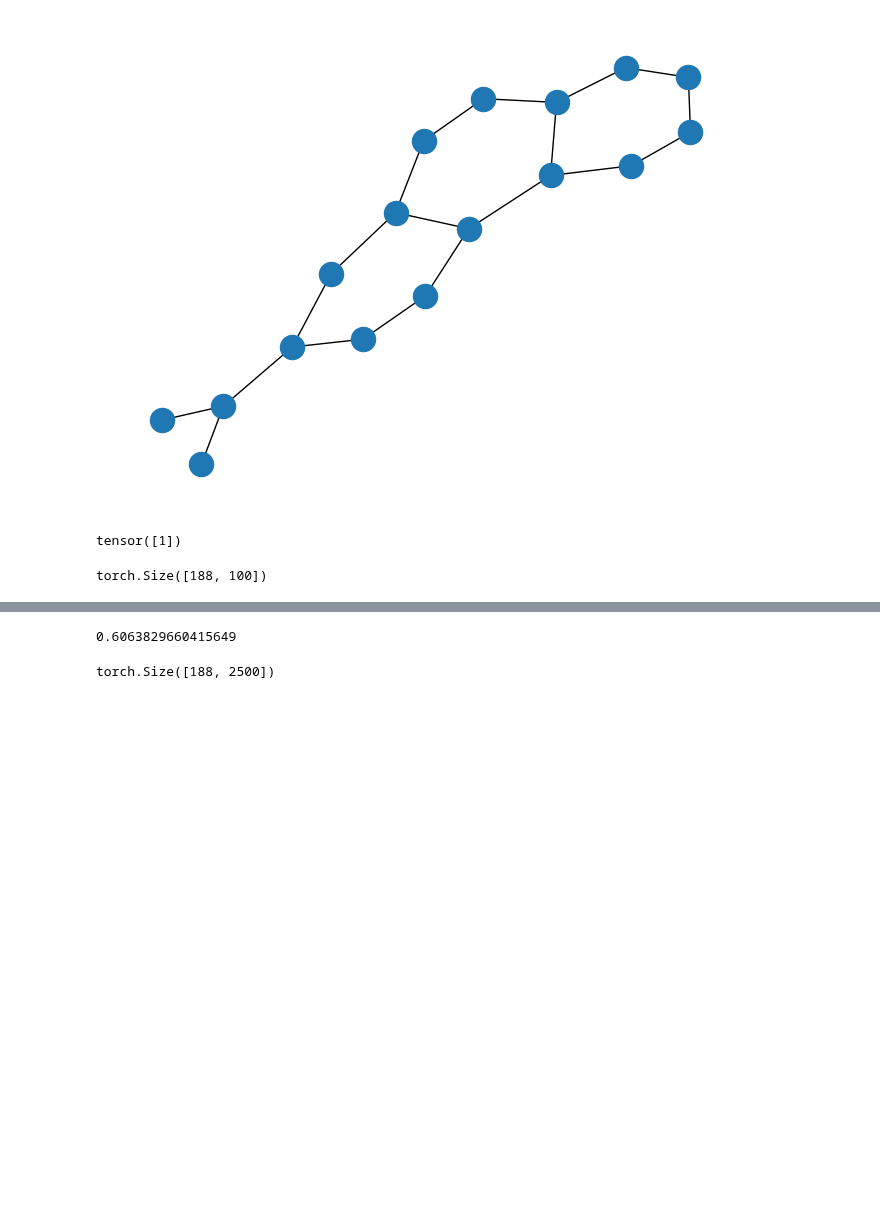
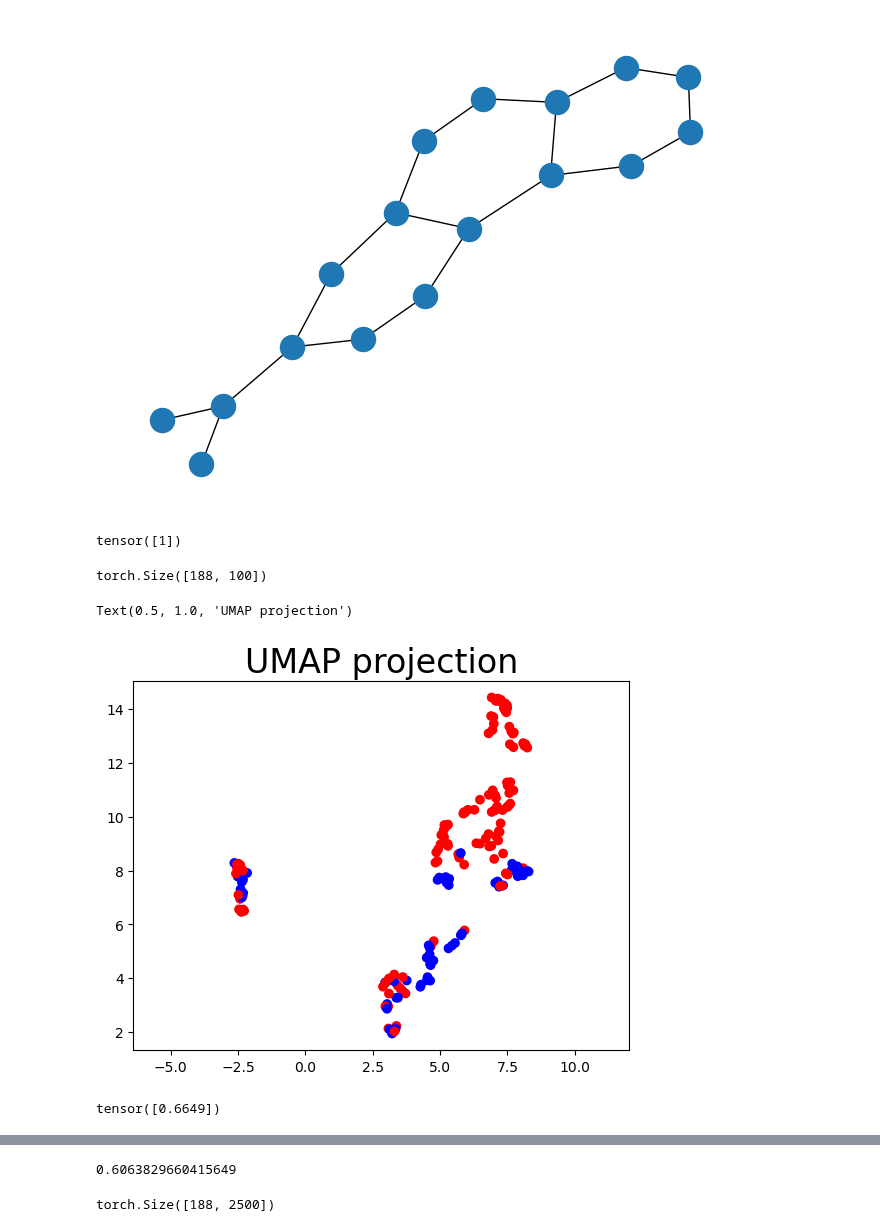
Before and after one commit to NGMLGroup/Koopman-TGNN-Interpretability, a Jupyter notebook: GraphESN_DMD.ipynb, the cells around one changed output, grey strips where cells are left out. Saved outputs shown, nothing was run; the diff lists cells and outputs as text; code cells hidden in the pictures; blank space fills up the shorter version.

```diff
--- a/GraphESN_DMD.ipynb
+++ b/GraphESN_DMD.ipynb
@@ -53,9 +54,22 @@ model = GraphESN(input_size=7,
 # %%
 embs = []
 for g in dataset:
-    embs.append(model(g['x'], g['edge_index']).sum(dim=0))
+    embs.append(model(g['x'], g['edge_index']).mean(dim=0))
 embs = torch.stack(embs).to(device)
 # %%
 embs.shape
 # %% [output]
 torch.Size([188, 100])
+# %%
+reducer = umap.UMAP()
+embedding = reducer.fit_transform(embs.cpu())
+# %%
+plt.scatter(
+    embedding[:, 0],
+    embedding[:, 1],
+    c=['b' if x['y']==0 else 'r' for x in dataset])
+plt.gca().set_aspect('equal', 'datalim')
+plt.title('UMAP projection', fontsize=24)
+# %% [output]
+Text(0.5, 1.0, 'UMAP projection')
+[figure, added]
@@ -61,0 +80,4 @@ torch.Size([188, 100])
+# %%
+check / 188
+# %% [output]
+tensor([0.6649])
```
Also changed, not shown: parts of 15 cells of this notebook.
